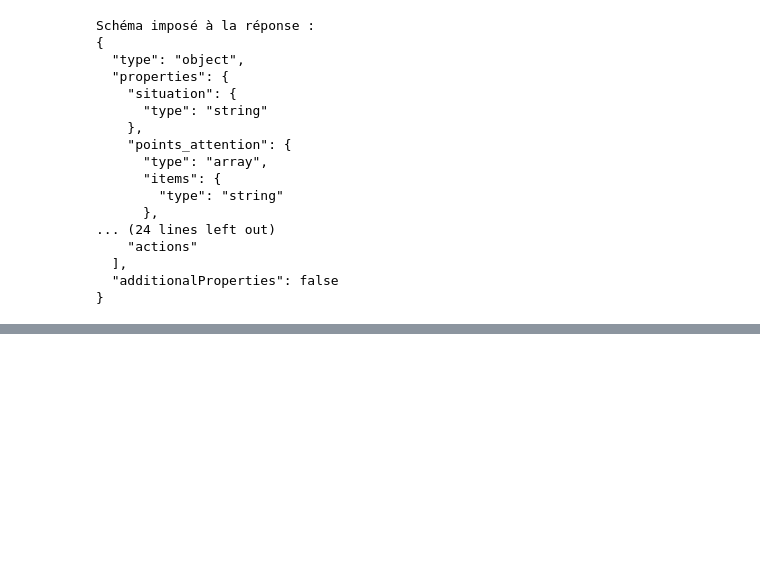
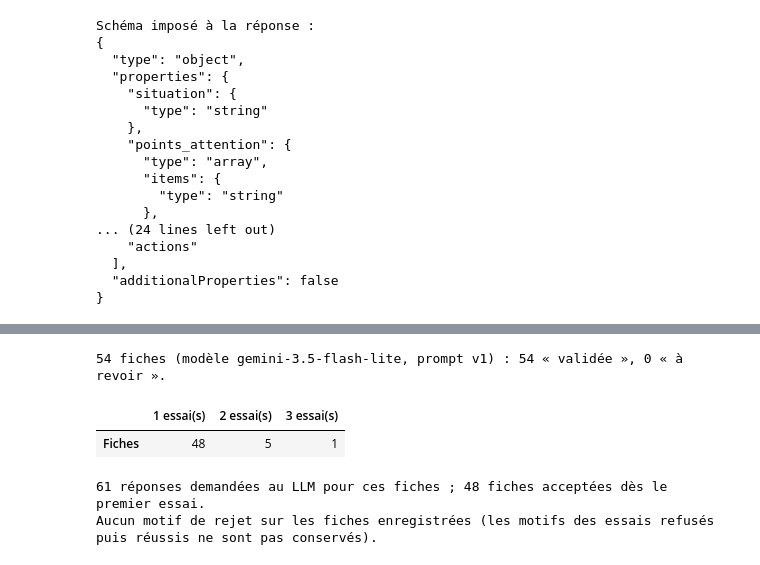
Before and after one commit to saliou489/horizon-decrochage-tutorat, a Jupyter notebook: notebooks/06_llm.ipynb, the cells around one changed output, grey strips where cells are left out. Cells and saved outputs as stored; diff of their text form; code cells hidden in the pictures; blank space fills up the shorter version.

Commit message:
LL-01 : notebook 06 et README avec les fiches générées (#23)
Co-Authored-By: Claude Opus 5.5 <noreply@anthropic.com>

```diff
--- a/notebooks/06_llm.ipynb
+++ b/notebooks/06_llm.ipynb
@@ -282,0 +286,28 @@ Aucune fiche générée pour l'instant : à compléter après la relecture R03 (
+# %%
+fiches = llm.lire_json(config.FICHIER_FICHES_LLM) if config.FICHIER_FICHES_LLM.exists() else []
+if not fiches:
+    print("Aucune fiche générée : lancer python -m src.llm --generer (clé d'API nécessaire).")
+else:
+    statuts = collections.Counter(f["statut"] for f in fiches)
+    essais = collections.Counter(f["nb_essais"] for f in fiches)
+    modeles = ", ".join(sorted({f["modele"] for f in fiches}))
+    print(f"{entier(len(fiches))} fiches (modèle {modeles}, prompt {config.VERSION_PROMPT}) : "
+          + ", ".join(f"{entier(statuts.get(s, 0))} « {s} »" for s in (config.STATUT_FICHE_VALIDEE, config.STATUT_FICHE_A_REVOIR))
+          + ".")
+    display(pd.DataFrame({"Fiches": [essais.get(n, 0) for n in range(1, config.NB_ESSAIS_FICHE + 1)]},
+                         index=[f"{n} essai(s)" for n in range(1, config.NB_ESSAIS_FICHE + 1)]).T)
+    appels = sum(f["nb_essais"] for f in fiches)
+    print(f"{entier(appels)} réponses demandées au LLM pour ces fiches ; {entier(essais.get(1, 0))} fiches acceptées "
+          "dès le premier essai.")
+    motifs = collections.Counter(m.split(" : ")[0] for f in fiches for m in f["motifs_rejet"])
+    if motifs:
+        display(pd.DataFrame({"Fiches « à revoir »": list(motifs.values())}, index=list(motifs.keys())))
+    else:
+        print("Aucun motif de rejet sur les fiches enregistrées (les motifs des essais refusés puis "
+              "réussis ne sont pas conservés).")
+# %% [output]
+54 fiches (modèle gemini-3.5-flash-lite, prompt v1) : 54 « validée », 0 « à revoir ».
+|  | 1 essai(s) | 2 essai(s) | 3 essai(s) |
+| Fiches | 48 | 5 | 1 |
+61 réponses demandées au LLM pour ces fiches ; 48 fiches acceptées dès le premier essai.
+Aucun motif de rejet sur les fiches enregistrées (les motifs des essais refusés puis réussis ne sont pas conservés).
```
Also changed, not shown: parts of 9 cells of this notebook, 1 other file.
